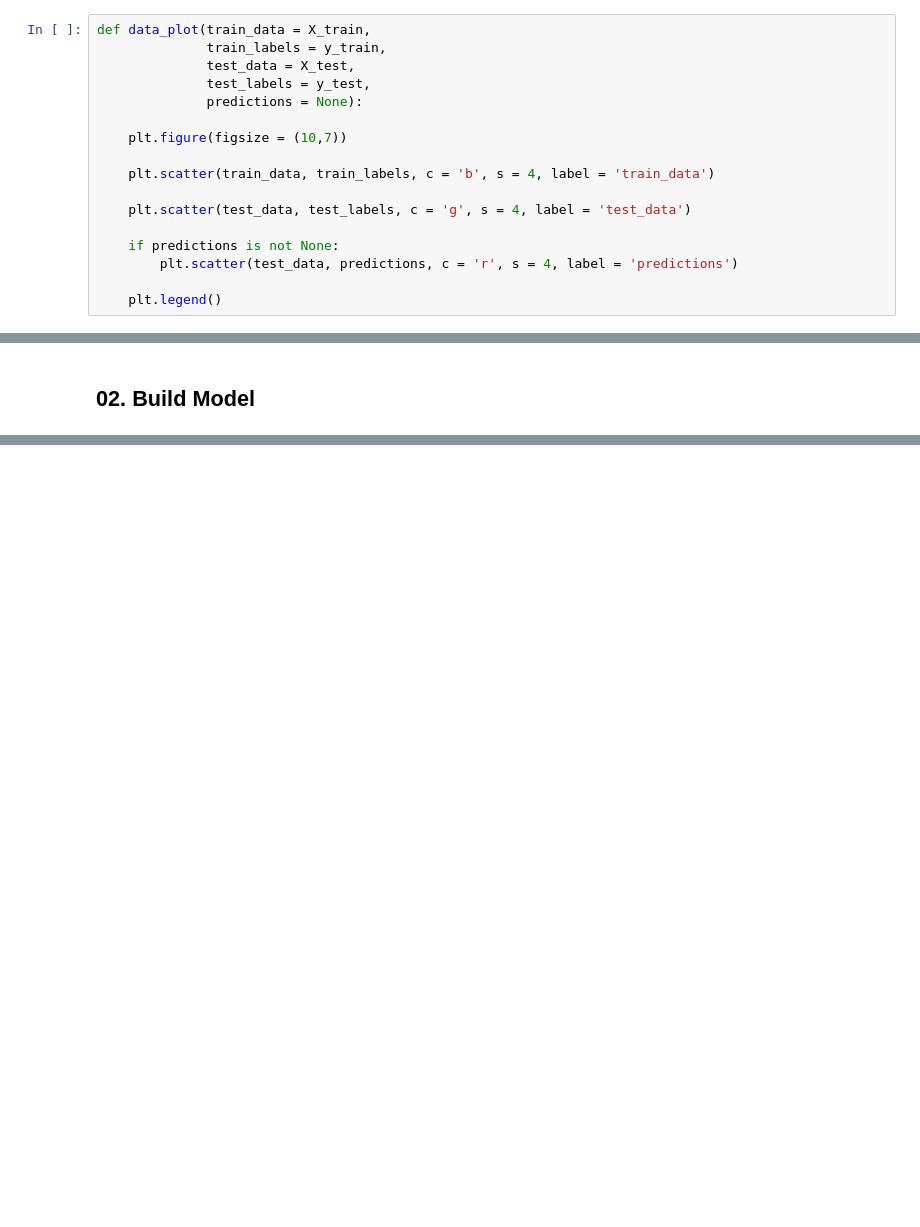
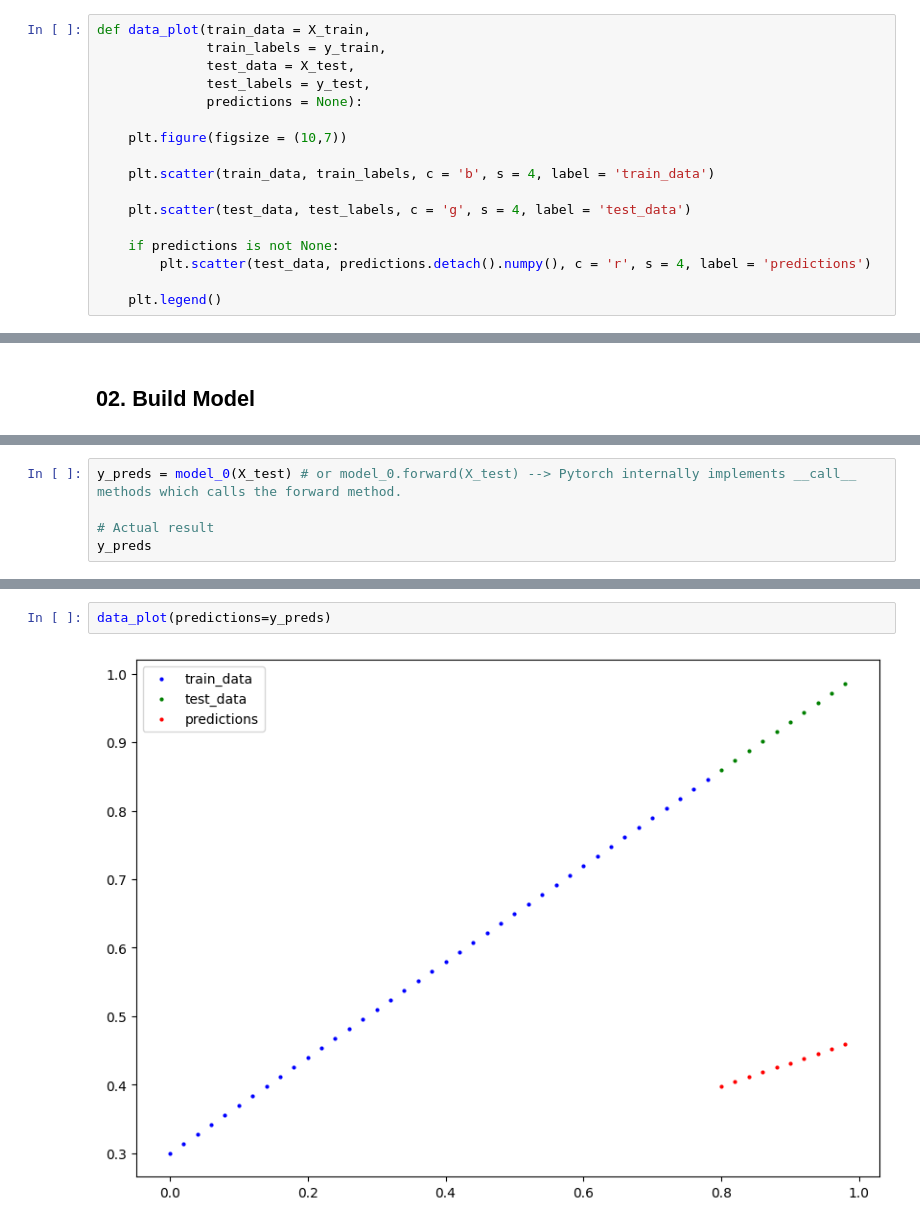
Before and after one commit to gsurend4/BackPropogration, a Jupyter notebook: 01_Pytorch_workflow.ipynb, the cells around one changed output, grey strips where cells are left out. Saved outputs shown, nothing was run; the diff lists cells and outputs as text; blank space fills up the shorter version.

```diff
--- a/01_Pytorch_workflow.ipynb
+++ b/01_Pytorch_workflow.ipynb
@@ -65,7 +65,7 @@ def data_plot(train_data = X_train,
     plt.scatter(test_data, test_labels, c = 'g', s = 4, label = 'test_data')
 
     if predictions is not None:
-        plt.scatter(test_data, predictions, c = 'r', s = 4, label = 'predictions')
+        plt.scatter(test_data, predictions.detach().numpy(), c = 'r', s = 4, label = 'predictions')
 
     plt.legend()
 # %%
@@ -110,0 +116,5 @@ model_0.
+# %%
+y_preds = model_0(X_test) # or model_0.forward(X_test) --> Pytorch internally implements __call__ methods which calls the forward method.
+
+# Actual result
+y_preds
@@ -110,0 +146,4 @@ model_0.
+# %%
+data_plot(predictions=y_preds)
+# %% [output]
+[figure, added]
```
Also changed, not shown: parts of 6 cells of this notebook.
